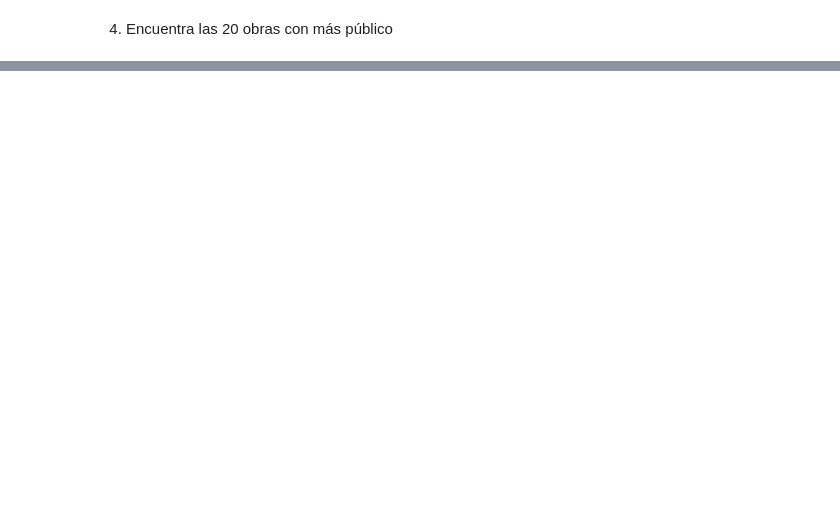
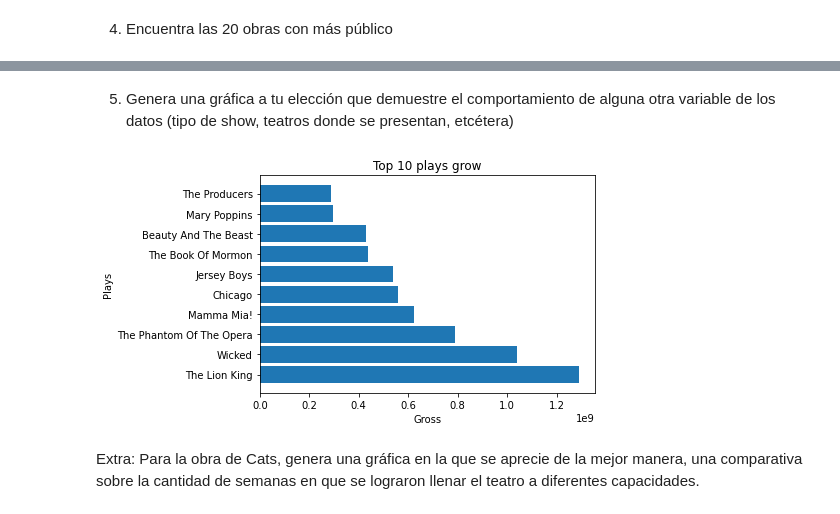
Before and after one commit to Felipelv199/herramientas-para-cd, a Jupyter notebook: homeworks/03-homework/main.ipynb, the cells around one changed output, grey strips where cells are left out. Drawn from its saved outputs; the diff is of its cells as text; code cells hidden in the pictures; blank space fills up the shorter version.

```diff
--- a/homeworks/03-homework/main.ipynb
+++ b/homeworks/03-homework/main.ipynb
@@ -58,0 +238,43 @@ Extra: Para la obra de Cats, genera una gráfica en la que se aprecie de la mejo
+# %% [markdown]
+5. Genera una gráfica a tu elección que demuestre el comportamiento de alguna otra variable de los datos (tipo de show, teatros donde se presentan, etcétera)
+# %%
+# Top 10 plays with greater total gross potential
+total_gross_per_play = {}
+
+for d in org_data:
+    showName = d["Show.Name"]
+    statisticsGross = int(d["Statistics.Gross"])
+    if total_gross_per_play.get(showName) == None:
+        total_gross_per_play[showName] = statisticsGross
+    else:
+        total_gross_per_play[showName] += statisticsGross
+
+total_gross_list = []
+
+for play in total_gross_per_play:
+    total_gross_list.append((play, total_gross_per_play[play]))
+
+total_gross_list.sort(key=lambda x: x[1], reverse=True)
+top_10_gross_potential = total_gross_list[:10]
+plays_name = []
+statistics_gross = []
+
+for play in top_10_gross_potential:
+    name, gross = play
+    plays_name.append(name)
+    statistics_gross.append(gross)
+
+n_plays = len(top_10_gross_potential)
+height = 5
+
+y = np.linspace(0, n_plays + (height*n_plays), num=n_plays, endpoint=False)
+
+plt.barh(y, statistics_gross, height, tick_label=plays_name, align="center")
+plt.title("Top 10 plays grow")
+plt.xlabel("Gross")
+plt.ylabel("Plays")
+plt.show()
+# %% [output]
+[figure, added]
+# %% [markdown]
+Extra: Para la obra de Cats, genera una gráfica en la que se aprecie de la mejor manera, una comparativa sobre la cantidad de semanas en que se lograron llenar el teatro a diferentes capacidades.
```
Also changed, not shown: parts of 13 cells of this notebook, 1 other file.
